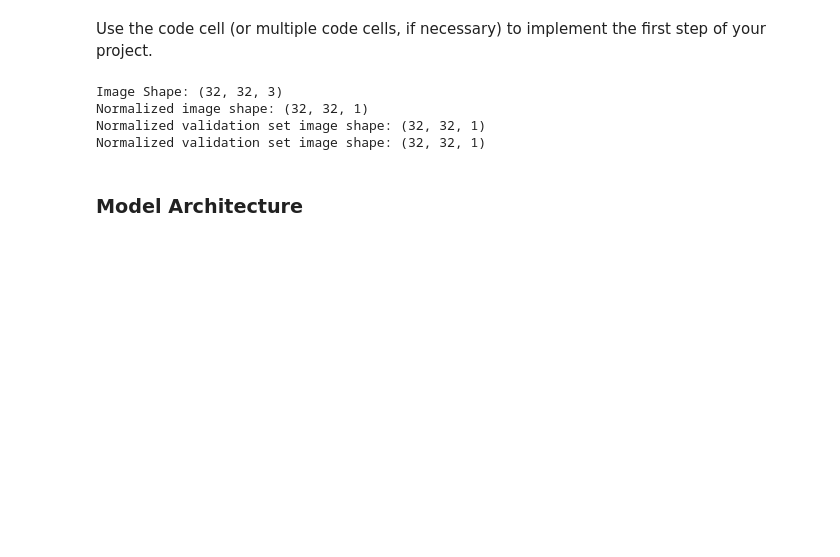
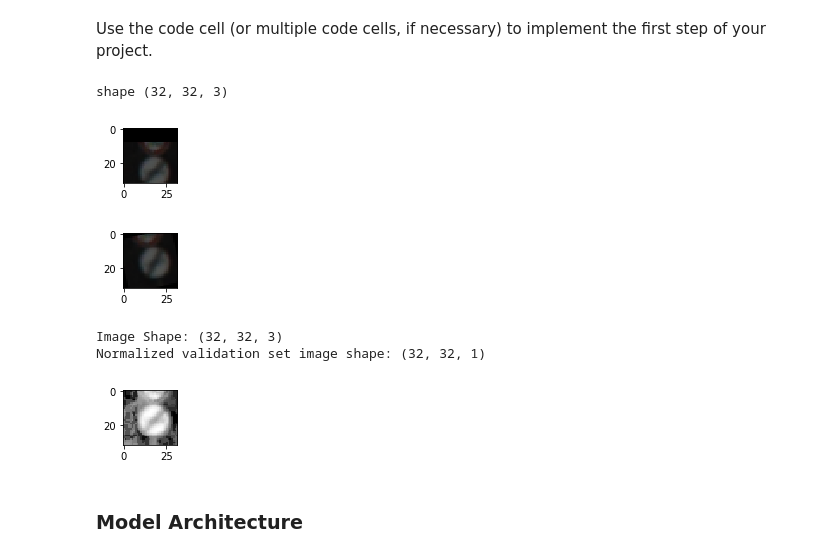
Before and after one commit to mbachm/CarND-Traffic-Sign-Classifier-Project, a Jupyter notebook: Traffic_Sign_Classifier.ipynb, the cells around one changed output. Saved outputs shown, nothing was run; the diff lists cells and outputs as text; code cells hidden in the pictures; blank space fills up the shorter version.

```diff
--- a/Traffic_Sign_Classifier.ipynb
+++ b/Traffic_Sign_Classifier.ipynb
@@ -191,3 +217,33 @@ Use the code cell (or multiple code cells, if necessary) to implement the first
+# %%
+def rotateImage(normalized_image):
+    """Rotates an image between -45° and 45° and returns the result."""
+    cols, rows, dim = normalized_image.shape
+    image_center = tuple(np.array(normalized_image.shape)[:2]/2)
+    angle = random.randint(-45,45)
+    rot_mat = cv2.getRotationMatrix2D(image_center,angle,1)
+    transformed_image = cv2.warpAffine(normalized_image,rot_mat,(cols, rows))
+    return transformed_image
+
+def rotate_images(x):
+    """Rotates a list of images with a random angle between -45° and 45° and returns the result."""
+    rotated_image_set = []
+    for i in range(0, len(x)):
+        rotated_image = rotateImage(x[i])
+        rotated_image_set.append(rotated_image)
+    return rotated_image_set
+# %%
+translated_images = translate_images(X_valid)
+plt.figure(0, figsize=(1,1))
+plt.imshow(translated_images[0])
+rotated_images = rotate_images(X_valid)
+print("shape {}".format(rotated_images[0].shape))
+plt.figure(1, figsize=(1,1))
+plt.imshow(rotated_images[0].squeeze())
+plt.show()
+# %% [output]
+shape (32, 32, 3)
+[figure, added]
+[figure, added]
 # %%
 ### Preprocess the data here. Preprocessing steps could include normalization, converting to grayscale, etc.
 ### Feel free to use as many code cells as needed.
@@ -219,15 +276,13 @@ def normalize_and_greyscale_image_set(x):
         new_set.append(corrected_dimension)
     return new_set
 # %%
-print("Image Shape: {}".format(X_train[0].shape))
-X_normalized_train = normalize_and_greyscale_image_set(X_train)
-print("Normalized image shape: {}".format(X_normalized_train[0].shape))
+print("Image Shape: {}".format(X_valid[0].shape))
 X_normalized_valid = normalize_and_greyscale_image_set(X_valid)
 print("Normalized validation set image shape: {}".format(X_normalized_valid[0].shape))
-X_normalized_test = normalize_and_greyscale_image_set(X_test)
-print("Normalized validation set image shape: {}".format(X_normalized_test[0].shape))
+plt.figure(0, figsize=(1,1))
+plt.imshow(X_normalized_valid[0].squeeze(), cmap='gray')
+plt.show()
 # %% [output]
 Image Shape: (32, 32, 3)
-Normalized image shape: (32, 32, 1)
 Normalized validation set image shape: (32, 32, 1)
-Normalized validation set image shape: (32, 32, 1)
+[figure, added]
```
Also changed, not shown: parts of 9 cells of this notebook, 1 other file.
